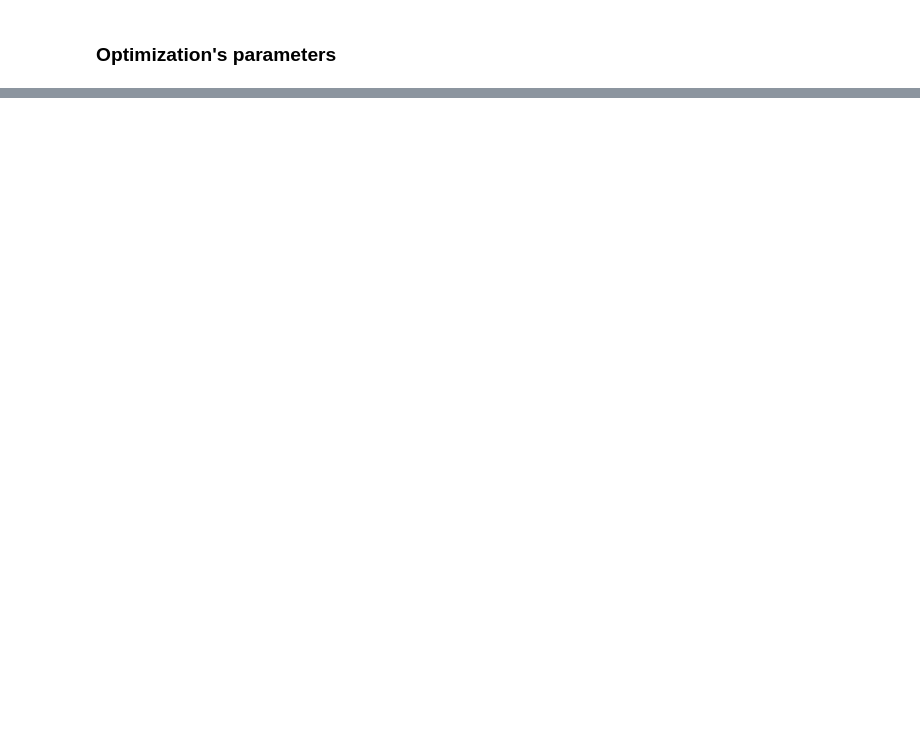
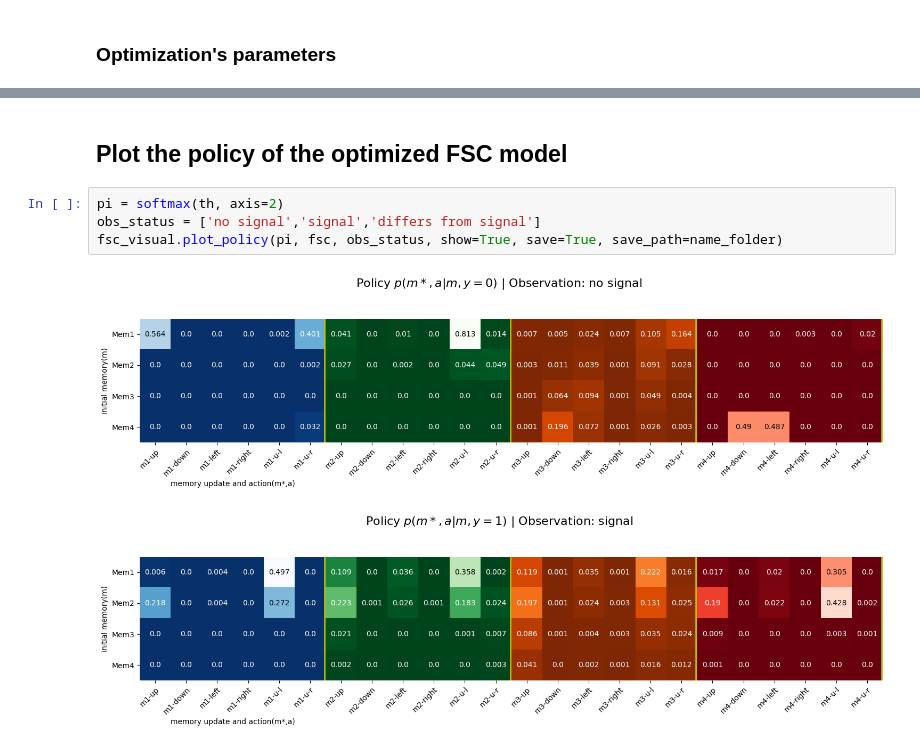
Before and after one commit to kyrellverano/Finite-Memory-Controller, a Jupyter notebook: FSC/FSC_NB/Optimize.ipynb, the cells around one changed output, grey strips where cells are left out. Cells and saved outputs as stored; diff of their text form; blank space fills up the shorter version.

```diff
--- a/FSC/FSC_NB/Optimize.ipynb
+++ b/FSC/FSC_NB/Optimize.ipynb
@@ -823,0 +592,9 @@ Success Rate: 40.000%
+# %% [markdown]
+## Plot the policy of the optimized FSC model
+# %%
+pi = softmax(th, axis=2)
+obs_status = ['no signal','signal','differs from signal']
+fsc_visual.plot_policy(pi, fsc, obs_status, show=True, save=True, save_path=name_folder)
+# %% [output]
+[figure, added]
+[figure, added]
```
Also changed, not shown: parts of 52 cells of this notebook, 1 other file.
